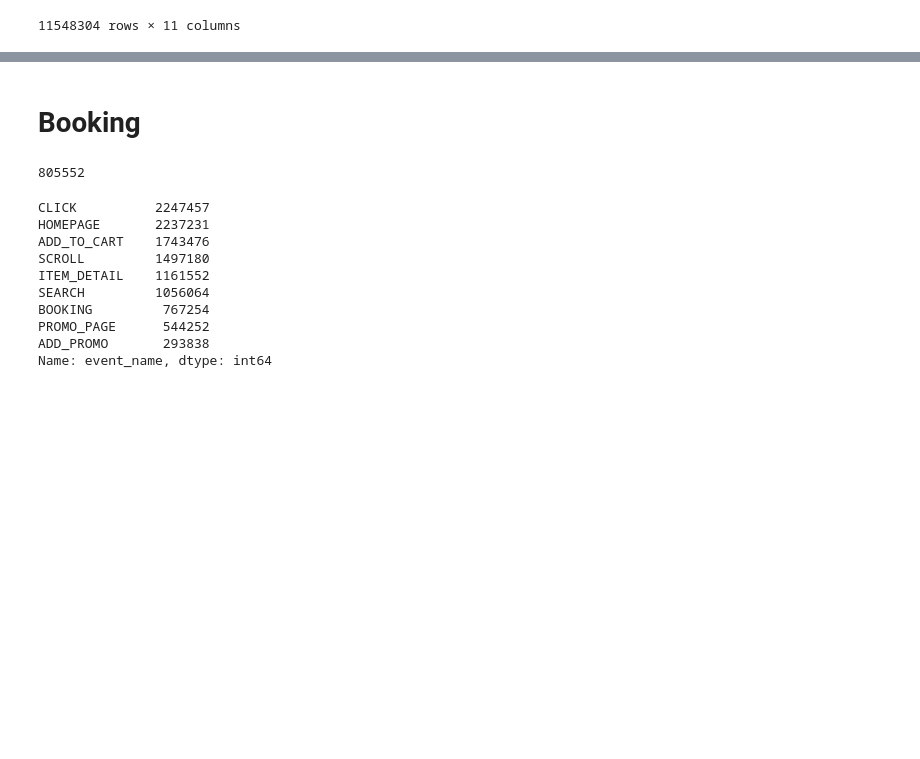
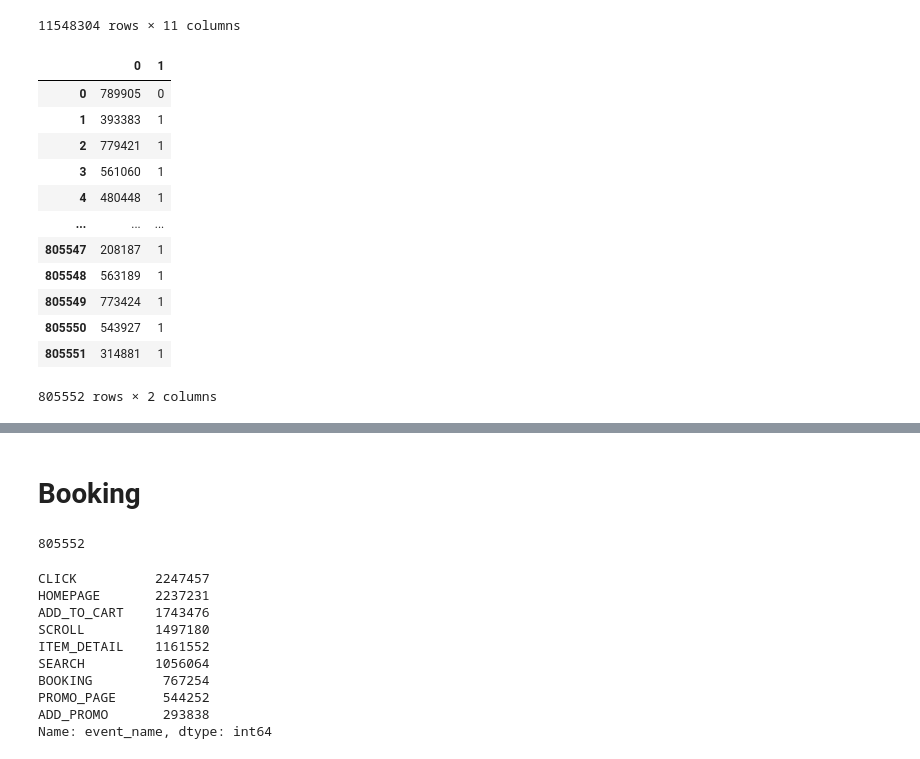
Before and after one commit to hyunj941031/ds-sa-cp2, a Jupyter notebook: mobile_click.ipynb, the cells around one changed output, grey strips where cells are left out. Cells and saved outputs as stored; diff of their text form; code cells hidden in the pictures; blank space fills up the shorter version.

```diff
--- a/mobile_click.ipynb
+++ b/mobile_click.ipynb
@@ -50,3 +50,29 @@ mobile_click
 | 11548302 | 314881 | BOOKING | 2021-05-05 12:10:09.135142+00:00 | NaN | NaN | NaN | Success | NaN | ... |
 | 11548303 | 314881 | SEARCH | 2021-05-05 11:53:12.985835+00:00 | NaN | NaN | NaN | NaN | Baju | ... |
 11548304 rows × 11 columns
+# %%
+pay_sess = []
+book = mobile_click[mobile_click.event_name == 'BOOKING']['session_id'].unique()
+
+for sess in mobile_click.session_id.unique():
+    if sess in book:
+        temp = (sess, 1)
+    else:
+        temp = (sess, 0)
+    pay_sess.append(temp)
+pattern_df = pd.DataFrame(pay_sess)
+pattern_df
+# %% [output]
+|  | 0 | 1 |
+| 0 | 789905 | 0 |
+| 1 | 393383 | 1 |
+| 2 | 779421 | 1 |
+| 3 | 561060 | 1 |
+| 4 | 480448 | 1 |
+| ... | ... | ... |
+| 805547 | 208187 | 1 |
+| 805548 | 563189 | 1 |
+| 805549 | 773424 | 1 |
+| 805550 | 543927 | 1 |
+| 805551 | 314881 | 1 |
+805552 rows × 2 columns
```
Also changed, not shown: parts of 3 cells of this notebook.
